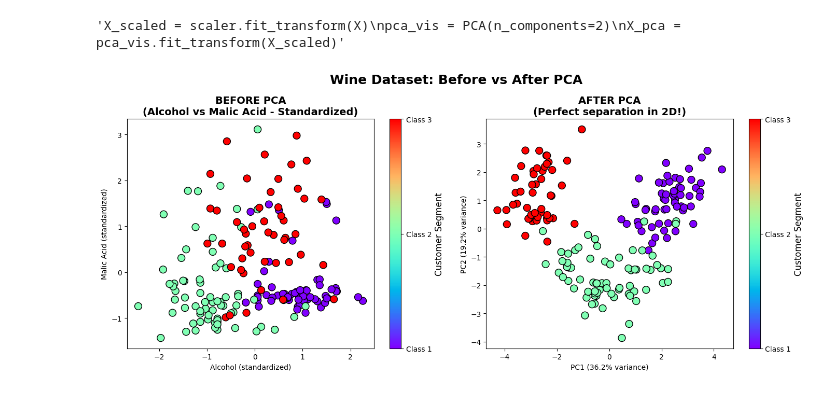
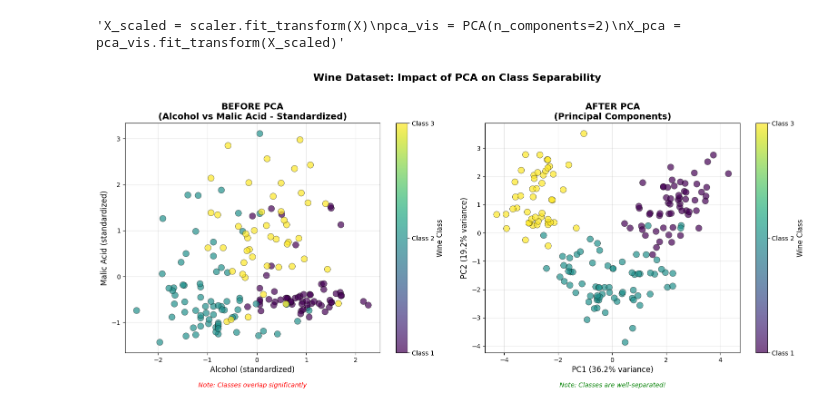
Before and after one commit to FivePesos/Ai-Math-and-Deep-Learning, a Jupyter notebook: Projects/Principal Component Analysis .ipynb, the cells around one changed output. Cells and saved outputs as stored; diff of their text form; code cells hidden in the pictures.

Commit message:
Principal Component Analysis

```diff
--- a/Projects/Principal Component Analysis .ipynb
+++ b/Projects/Principal Component Analysis .ipynb
@@ -84,38 +137,52 @@ X_pca = pca_vis.fit_transform(X_scaled)"""
 # %% [output]
 'X_scaled = scaler.fit_transform(X)\npca_vis = PCA(n_components=2)\nX_pca = pca_vis.fit_transform(X_scaled)'
 # %%
-plt.figure(figsize=(14, 6))
+plt.figure(figsize=(16, 7))
 
-# === BEFORE PCA: First 2 original features (Alcohol & Malic Acid) ===
+# BEFORE PCA: Plot first 2 original features
 plt.subplot(1, 2, 1)
-scatter1 = plt.scatter(X_full_scaled[:, 0],   # Alcohol
-                       X_full_scaled[:, 1],   # Malic Acid
-                       c=y, cmap='rainbow', edgecolor='k', s=100)
-
-plt.title('BEFORE PCA\n(Alcohol vs Malic Acid - Standardized)', fontsize=14, fontweight='bold')
-plt.xlabel('Alcohol (standardized)')
-plt.ylabel('Malic Acid (standardized)')
-
+scatter1 = plt.scatter(X_full_scaled[:, 0],  # Feature 0: Alcohol
+                       X_full_scaled[:, 1],  # Feature 1: Malic Acid
+                       c=y, cmap='viridis', edgecolor='black',
+                       s=100, alpha=0.7, linewidth=0.5)
+plt.title('BEFORE PCA\n(Alcohol vs Malic Acid - Standardized)',
+          fontsize=14, fontweight='bold')
+plt.xlabel('Alcohol (standardized)', fontsize=12)
+plt.ylabel('Malic Acid (standardized)', fontsize=12)
+plt.grid(True, alpha=0.3)
 cbar1 = plt.colorbar(scatter1, ticks=[1, 2, 3])
-cbar1.set_label('Customer Segment', fontsize=12)
+cbar1.set_label('Wine Class', fontsize=11)
 cbar1.set_ticklabels(['Class 1', 'Class 2', 'Class 3'])
 
-# === AFTER PCA: The magic of 2 principal components ===
+plt.text(0.5, -0.15, 'Note: Classes overlap significantly',
+         transform=plt.gca().transAxes, ha='center',
+         fontsize=10, style='italic', color='red')
+
+# AFTER PCA: Plot principal components
 plt.subplot(1, 2, 2)
-scatter2 = plt.scatter(X_pca_full[:, 0],
-                       X_pca_full[:, 1],
-                       c=y, cmap='rainbow', edgecolor='k', s=100)
-
-plt.title('AFTER PCA\n(Perfect separation in 2D!)', fontsize=14, fontweight='bold')
-plt.xlabel(f'PC1 ({pca_vis.explained_variance_ratio_[0]:.1%} variance)')
-plt.ylabel(f'PC2 ({pca_vis.explained_variance_ratio_[1]:.1%} variance)')
-
+scatter2 = plt.scatter(X_pca_full[:, 0],  # PC1
+                       X_pca_full[:, 1],  # PC2
+                       c=y, cmap='viridis', edgecolor='black',
+                       s=100, alpha=0.7, linewidth=0.5)
+plt.title('AFTER PCA\n(Principal Components)',
+          fontsize=14, fontweight='bold')
+plt.xlabel(f'PC1 ({pca_vis.explained_variance_ratio_[0]*100:.1f}% variance)',
+           fontsize=12)
+plt.ylabel(f'PC2 ({pca_vis.explained_variance_ratio_[1]*100:.1f}% variance)',
+           fontsize=12)
+plt.grid(True, alpha=0.3)
 cbar2 = plt.colorbar(scatter2, ticks=[1, 2, 3])
-cbar2.set_label('Customer Segment', fontsize=12)
+cbar2.set_label('Wine Class', fontsize=11)
 cbar2.set_ticklabels(['Class 1', 'Class 2', 'Class 3'])
 
-plt.suptitle('Wine Dataset: Before vs After PCA', fontsize=18, fontweight='bold')
+# Add note
+plt.text(0.5, -0.15, 'Note: Classes are well-separated!',
+         transform=plt.gca().transAxes, ha='center',
+         fontsize=10, style='italic', color='green')
+
+plt.suptitle('Wine Dataset: Impact of PCA on Class Separability',
+             fontsize=16, fontweight='bold', y=1.02)
 plt.tight_layout()
 plt.show()
 # %% [output]
-[figure, old version]
+[figure, new version]
```
Also changed, not shown: parts of 9 cells of this notebook.
